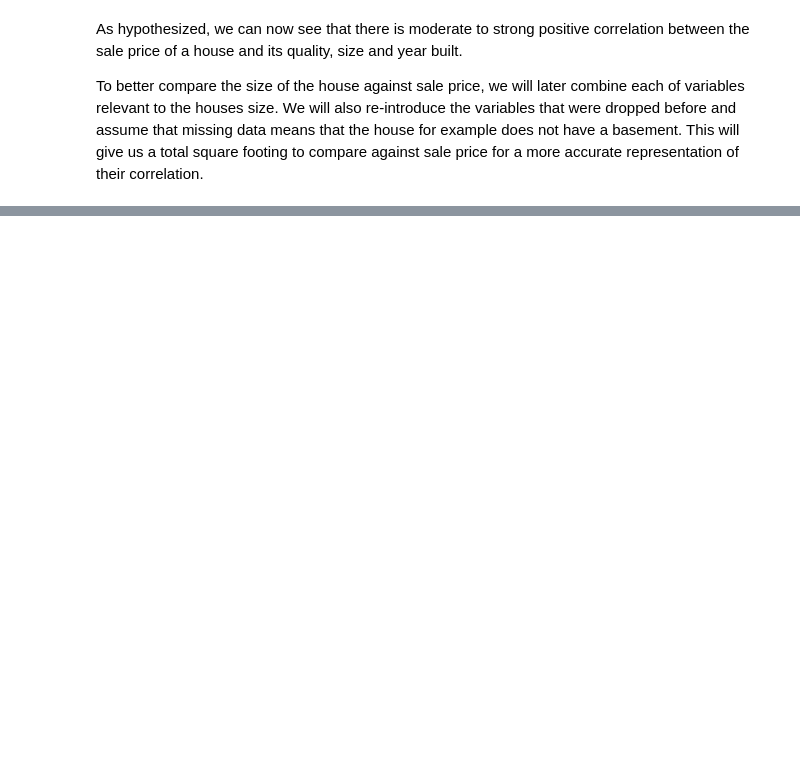
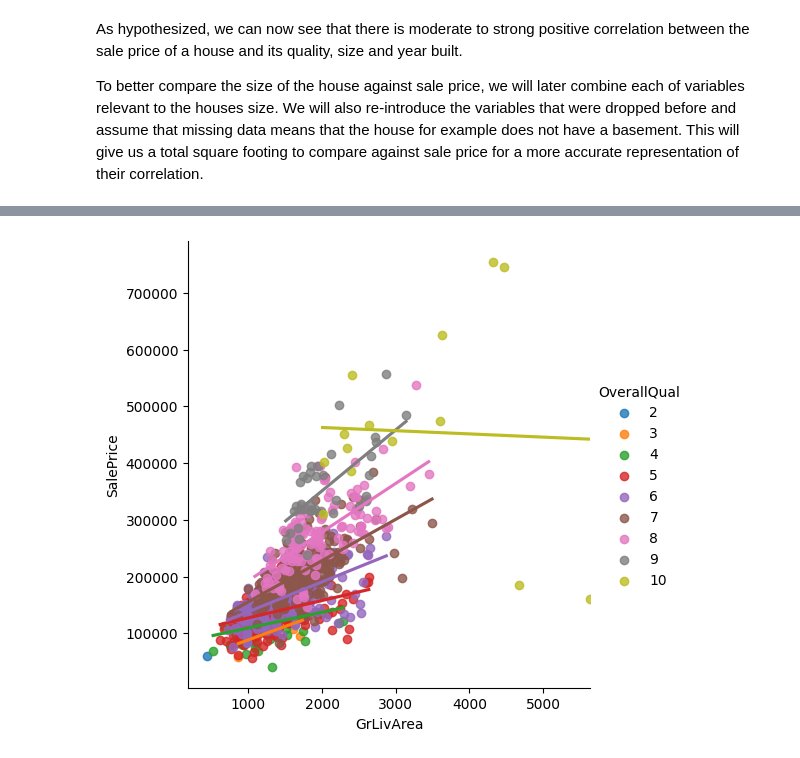
Before and after one commit to Samuel-Dainton/Heritage-Housing-Issues-P5, a Jupyter notebook: jupyter_notebooks/02 - Sale Price Study.ipynb, the cells around one changed output, grey strips where cells are left out. Saved outputs shown, nothing was run; the diff lists cells and outputs as text; code cells hidden in the pictures; blank space fills up the shorter version.

```diff
--- a/jupyter_notebooks/02 - Sale Price Study.ipynb
+++ b/jupyter_notebooks/02 - Sale Price Study.ipynb
@@ -147,0 +174,5 @@ To better compare the size of the house against sale price, we will later combin
+# %%
+sns.lmplot(data=df_ohe, x="GrLivArea", y="SalePrice", ci=None, hue='OverallQual')
+plt.show()
+# %% [output]
+[figure, added]
```
Also changed, not shown: parts of 13 cells of this notebook, 1 other file.
